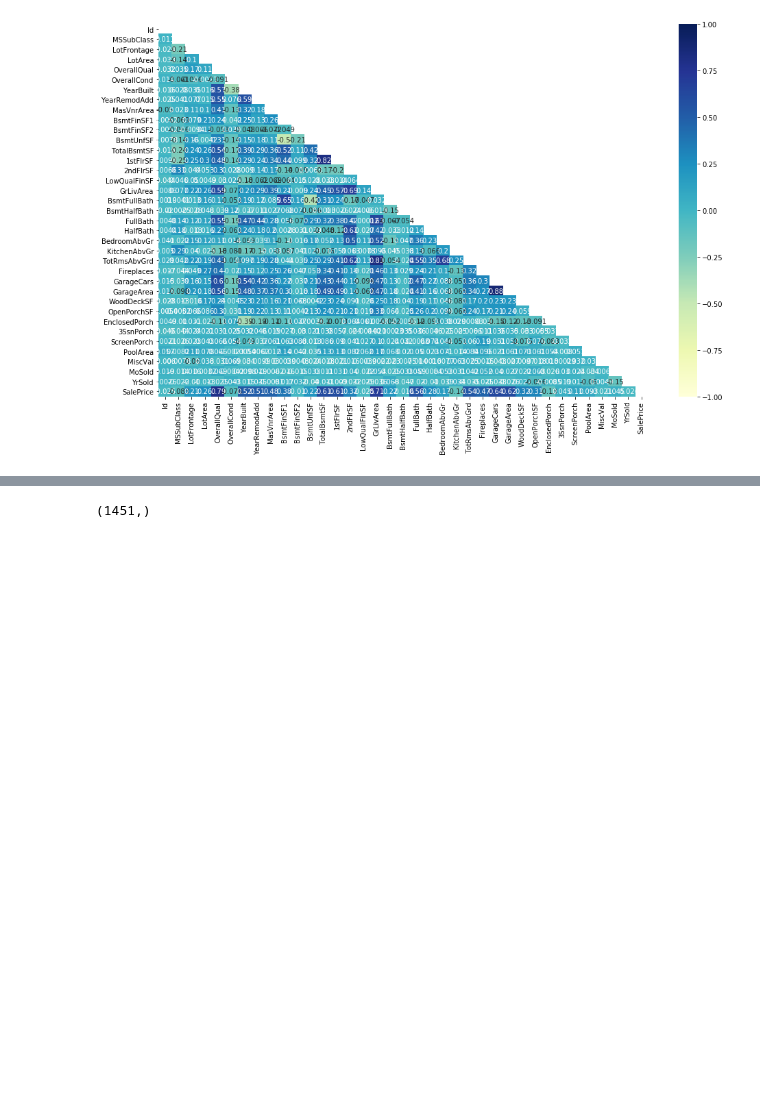
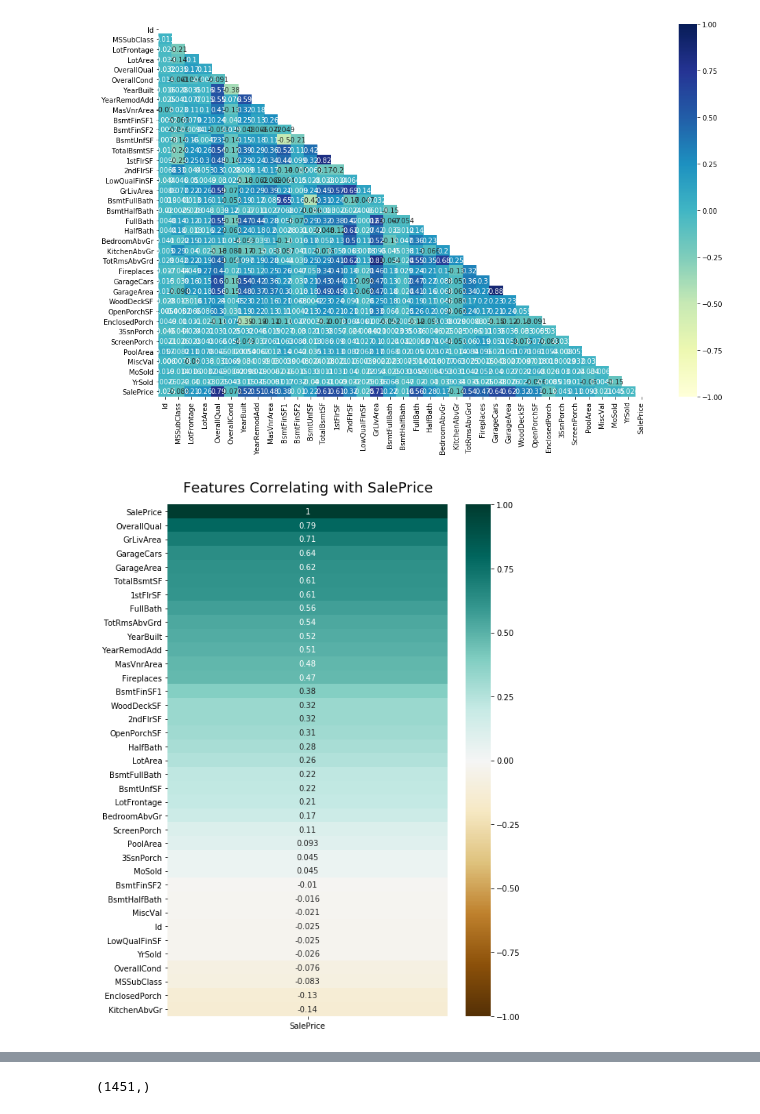
Before and after one commit to EatMoreOranges/Learn-ML-with-Saraah, a Jupyter notebook: Linear Models/house-prices-advanced-regression-techniques/Working/linearRegression.ipynb, the cells around one changed output, grey strips where cells are left out. Cells and saved outputs as stored; diff of their text form; code cells hidden in the pictures; blank space fills up the shorter version.

Commit message:
tracking traing,test,corrilation value ; almost ready for kaggle submission

```diff
--- a/Linear Models/house-prices-advanced-regression-techniques/Working/linearRegression.ipynb
+++ b/Linear Models/house-prices-advanced-regression-techniques/Working/linearRegression.ipynb
@@ -148,17 +129,34 @@ sns.heatmap(working_df.corr(), mask=mask, vmin=-1, vmax=1, annot=True, cmap='YlG
 <matplotlib.axes._subplots.AxesSubplot at 0x...>
 [figure]
 # %%
+corr_val = -7
+
 # return df with the top features to train model
 def feature_selecting(df, target_value):
     #df of target correlation values
     target_corr = df.corr()[[target_value]].sort_values(by=target_value, ascending=False)
 
     # find features w/ corr value greater than/= to .5 w/ the target
-    top_feat = target_corr.loc[target_corr[target_value] >=-.3]
+    top_feat = target_corr.loc[target_corr[target_value] >=corr_val]
 
     # find these important columns/features using the entire working data set
     ready_df = df[top_feat.index.tolist()]
+
     return ready_df
+# %%
+# visualize what features the model is using based off of feature_selecting function
+def checkCorrStat(df,target_value, corr_val):
+    target_corr = df.corr()[[target_value]].sort_values(by=target_value, ascending=False)
+    top_feat = target_corr.loc[target_corr[target_value] >=corr_val]
+
+    plt.figure(figsize=(8, 12))
+    heatmap = sns.heatmap(top_feat, vmin=-1, vmax=1, annot=True, cmap='BrBG')
+    heatmap.set_title('Features Correlating with '+ target_value, fontdict={'fontsize':18}, pad=16);
+
+checkCorrStat(working_df, "SalePrice", corr_val)
+# checkCorrStat(working_df, "OverallQual", -.5)
+# %% [output]
+[figure, added]
 # %%
 # # show me the features that are correlated with Target
 target_value = "SalePrice"
```
Also changed, not shown: parts of 9 cells of this notebook, 3 other files.
